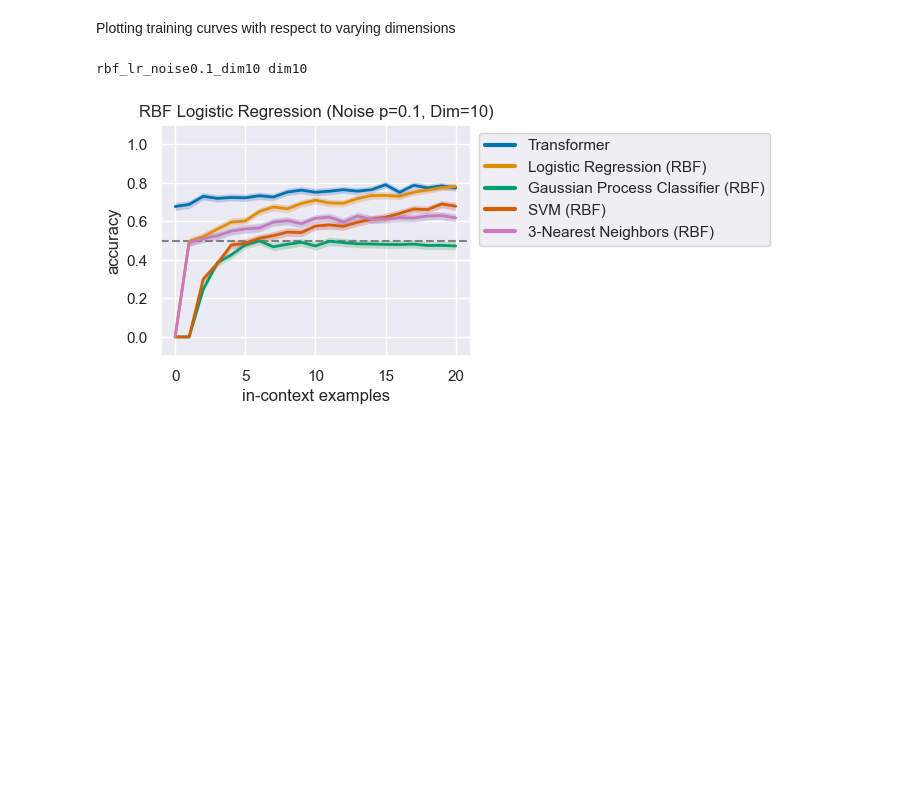
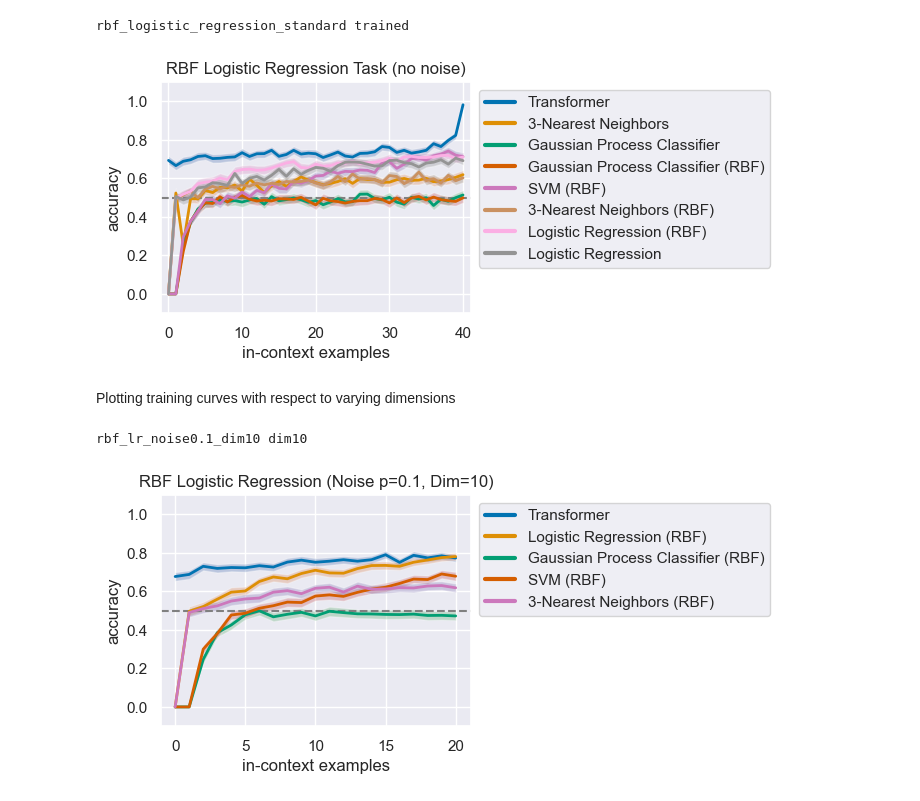
Before and after one commit to zenglingqi647/ICL, a Jupyter notebook: src/eval.ipynb, the cells around one changed output. Saved outputs shown, nothing was run; the diff lists cells and outputs as text; code cells hidden in the pictures; blank space fills up the shorter version.

```diff
--- a/src/eval.ipynb
+++ b/src/eval.ipynb
@@ -72,6 +75,11 @@ def plot_metric(task, run_id, title=None, rbf_baselines_only=True, recompute_met
     basic_plot(metrics["standard"], y_axis_name="accuracy", models=models, trivial=0.5)
     plt.title(title if title else f"{task} {run_id}")
     plt.show()
+# %%
+plot_metric("rbf_logistic_regression", "trained", "RBF Logistic Regression Task (no noise)", rbf_baselines_only=False)
+# %% [output]
+rbf_logistic_regression_standard trained
+[figure, added]
 # %% [markdown]
 Plotting training curves with respect to varying dimensions
 # %%
```
Also changed, not shown: parts of 22 cells of this notebook, 2 other files.
